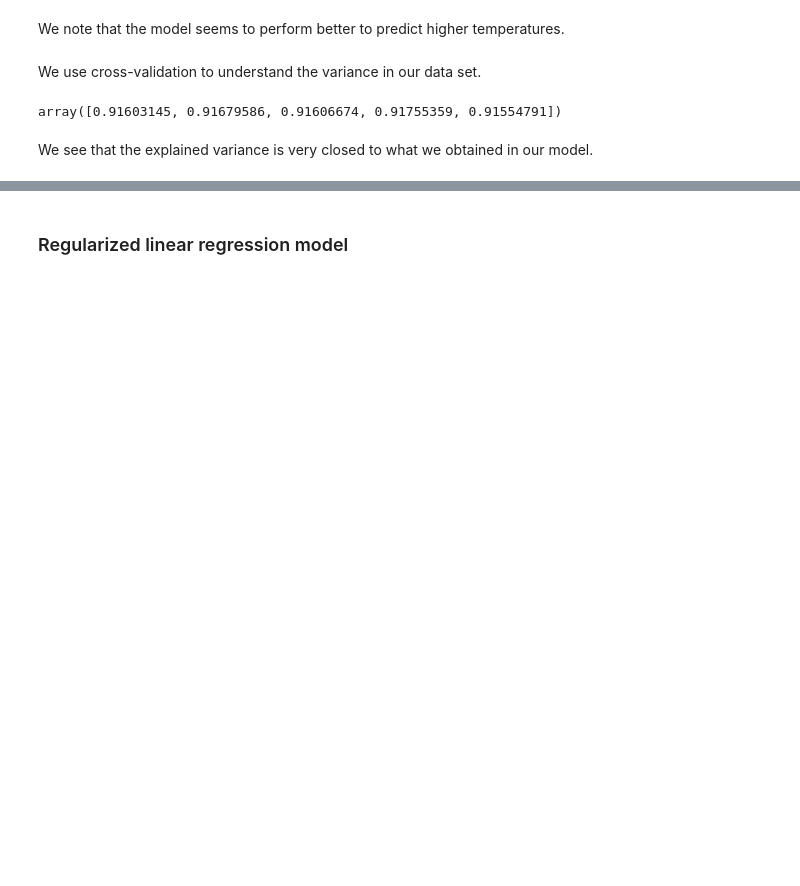
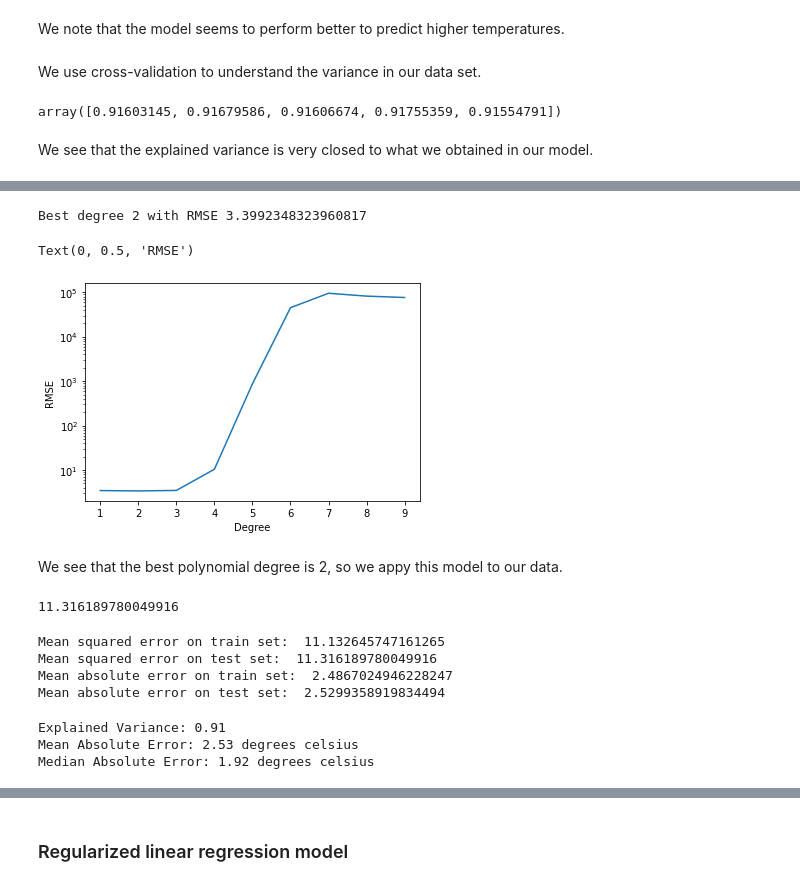
Before and after one commit to louispthi/weatherpredict, a Jupyter notebook: lin_reg/weather_lin_reg_model.ipynb, the cells around one changed output, grey strips where cells are left out. Saved outputs shown, nothing was run; the diff lists cells and outputs as text; code cells hidden in the pictures; blank space fills up the shorter version.

```diff
--- a/lin_reg/weather_lin_reg_model.ipynb
+++ b/lin_reg/weather_lin_reg_model.ipynb
@@ -196,0 +248,45 @@ We see that the explained variance is very closed to what we obtained in our mod
+# %%
+# Split training set into a training and a cross-validation test.
+X_train_poly, X_cv_poly, y_train_poly, y_cv_poly = train_test_split(X_train, y_train, test_size=0.2, random_state=42)
+# %%
+rmses = []
+degrees = np.arange(1, 10)
+min_rmse, min_deg = 1e10, 0
+
+for deg in degrees:
+
+    # Train features
+    poly_features = PolynomialFeatures(degree=deg, include_bias=False)
+    x_poly_train = poly_features.fit_transform(X_train_poly)
+
+    # Linear regression
+    poly_reg = LinearRegression()
+    poly_reg.fit(x_poly_train, y_train_poly)
+
+    # Compare with test data
+    x_poly_test = poly_features.transform(X_cv_poly)
+    poly_predict = poly_reg.predict(x_poly_test)
+    poly_mse = mean_squared_error(y_cv_poly, poly_predict)
+    poly_rmse = np.sqrt(poly_mse)
+    rmses.append(poly_rmse)
+
+    # Cross-validation of degree
+    if min_rmse > poly_rmse:
+        min_rmse = poly_rmse
+        min_deg = deg
+
+# Plot and present results
+print('Best degree {} with RMSE {}'.format(min_deg, min_rmse))
+
+fig = plt.figure()
+ax = fig.add_subplot(111)
+ax.plot(degrees, rmses)
+ax.set_yscale('log')
+ax.set_xlabel('Degree')
+ax.set_ylabel('RMSE')
+# %% [output]
+Best degree 2 with RMSE 3.3992348323960817
+Text(0, 0.5, 'RMSE')
+[figure, added]
+# %% [markdown]
+We see that the best polynomial degree is 2, so we appy this model to our data.
@@ -196,0 +301,33 @@ We see that the explained variance is very closed to what we obtained in our mod
+# %%
+X_poly_test = poly_features.transform(X_test)
+
+pred_lm_poly = model_poly.predict(X_poly_test)
+
+MSE = mean_squared_error(y_test, pred_lm_poly)
+
+print(MSE)
+# %% [output]
+11.316189780049916
+# %%
+MSE_train = mean_squared_error(y_train, model_poly.predict(X_poly_train))
+MSE_test = mean_squared_error(y_test, pred_lm_poly)
+MAE_train = mean_absolute_error(y_train, model_poly.predict(X_poly_train))
+MAE_test = mean_absolute_error(y_test, pred_lm_poly)
+
+print("Mean squared error on train set: ", MSE_train)
+print("Mean squared error on test set: ", MSE_test)
+print("Mean absolute error on train set: ", MAE_train)
+print("Mean absolute error on test set: ", MAE_test)
+# %% [output]
+Mean squared error on train set:  11.132645747161265
+Mean squared error on test set:  11.316189780049916
+Mean absolute error on train set:  2.4867024946228247
+Mean absolute error on test set:  2.5299358919834494
+# %%
+print("Explained Variance: %.2f" % model_poly.score(X_poly_test, y_test))
+print("Mean Absolute Error: %.2f degrees celsius" % mean_absolute_error(y_test, pred_lm_poly ))
+print("Median Absolute Error: %.2f degrees celsius" % median_absolute_error(y_test, pred_lm_poly))
+# %% [output]
+Explained Variance: 0.91
+Mean Absolute Error: 2.53 degrees celsius
+Median Absolute Error: 1.92 degrees celsius
```
Also changed, not shown: parts of 18 cells of this notebook.
